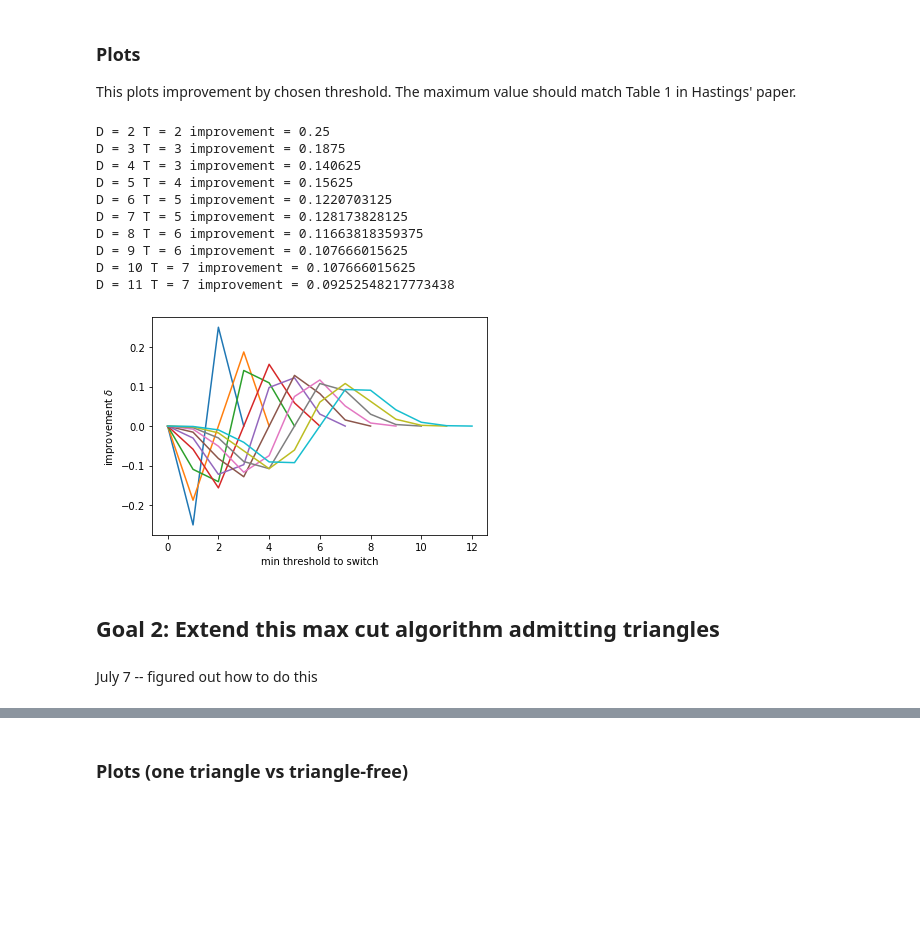
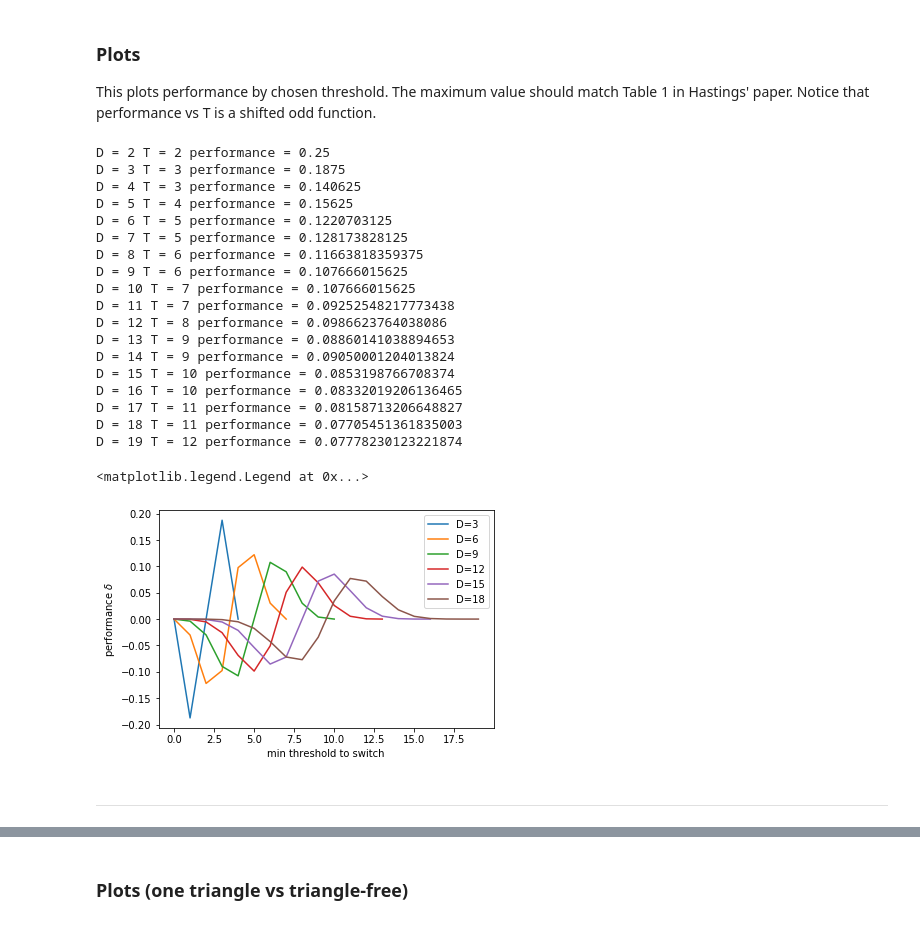
Before and after one commit to marwahaha/qaoa-local-competitors, a Jupyter notebook: hastings.ipynb, the cells around one changed output, grey strips where cells are left out. Drawn from its saved outputs; the diff is of its cells as text; code cells hidden in the pictures; blank space fills up the shorter version.

```diff
--- a/hastings.ipynb
+++ b/hastings.ipynb
@@ -36,14 +49,14 @@ $$
 import numpy as np
 import matplotlib.pyplot as plt
 from scipy.special import binom
-# %%
-def qsimple(k, threshold):
-    return -1 if k >= threshold else 1
-
-def q(k, threshold):
-    """q(k) from above, but also works for numpy arrays"""
-    return (1-(k >= threshold)*2)
 # %%
+def qsimple(k, threshold):
+    return -1 if k >= threshold else 1
+
+def q(k, threshold):
+    """Like qsimple above, but also works for numpy arrays"""
+    return (1-(k >= threshold)*2)
+
 def test_qs():
     """Test q and qsimple methods"""
     assert q(2, 3) ==  1 == qsimple(2, 3), "testing q less than threshold"
@@ -54,9 +67,9 @@ def test_qs():
 
 test_qs()
 # %%
-def calc_improvement(D, T):
+def calc_performance(D, T):
     """
-    This calculates the improvement over random after 1 step of Hastings' thresholding algorithm.
+    This calculates the performance over random after 1 step of Hastings' thresholding algorithm.
     Precisely, returns delta = -1/2 <Z_i Z_j> for D-regular graphs with threshold T.
     """
     s1 = 0
@@ -70,40 +83,49 @@ def calc_improvement(D, T):
 # %%
 def test_all_thresholds(D, fn):
     """
-    Gets improvement over random for all possible thresholds (from 0 through D+1).
+    Gets performance over random for all possible thresholds (from 0 through D+1).
     Returns all results.
     """
     return [fn(D, T) for T in range(D+2)]
 
 def print_max(D, results):
-    """Finds and prints out the maximum improvement in the input list."""
-    print("D =", D, "T =", results.index(max(results)), "improvement =", max(results))
+    """Finds and prints out the maximum performance in the input list."""
+    print("D =", D, "T =", results.index(max(results)), "performance =", max(results))
 
-def plot_by_T(D, results):
-    plt.plot(range(len(results)), results)
+def plot_by_T(D, results, label_prefix=""):
+    plt.plot(range(len(results)), results, label=label_prefix + "D=" + str(D))
     plt.xlabel("min threshold to switch")
-    plt.ylabel("improvement $\delta$")
+    plt.ylabel("performance $\delta$")
 # %% [markdown]
 ### Plots
-This plots improvement by chosen threshold. The maximum value should match Table 1 in Hastings' paper.
+This plots performance by chosen threshold. The maximum value should match Table 1 in Hastings' paper. Notice that performance vs T is a shifted odd function.
 # %%
-for D in range(2, 12):
-    results = test_all_thresholds(D, calc_improvement)
+for D in range(2, 20):
+    results = test_all_thresholds(D, calc_performance)
     print_max(D, results)
-    plot_by_T(D, results)
+    if D % 3 == 0:
+        plot_by_T(D, results)
+plt.legend()
 # %% [output]
-D = 2 T = 2 improvement = 0.25
-D = 3 T = 3 improvement = 0.1875
-D = 4 T = 3 improvement = 0.140625
-D = 5 T = 4 improvement = 0.15625
-D = 6 T = 5 improvement = 0.1220703125
-D = 7 T = 5 improvement = 0.128173828125
-D = 8 T = 6 improvement = 0.11663818359375
-D = 9 T = 6 improvement = 0.107666015625
-D = 10 T = 7 improvement = 0.107666015625
-D = 11 T = 7 improvement = 0.09252548217773438
+D = 2 T = 2 performance = 0.25
+D = 3 T = 3 performance = 0.1875
+D = 4 T = 3 performance = 0.140625
+D = 5 T = 4 performance = 0.15625
+D = 6 T = 5 performance = 0.1220703125
+D = 7 T = 5 performance = 0.128173828125
+D = 8 T = 6 performance = 0.11663818359375
+D = 9 T = 6 performance = 0.107666015625
+D = 10 T = 7 performance = 0.107666015625
+D = 11 T = 7 performance = 0.09252548217773438
+D = 12 T = 8 performance = 0.0986623764038086
+D = 13 T = 9 performance = 0.08860141038894653
+D = 14 T = 9 performance = 0.09050001204013824
+D = 15 T = 10 performance = 0.0853198766708374
+D = 16 T = 10 performance = 0.08332019206136465
+D = 17 T = 11 performance = 0.08158713206648827
+D = 18 T = 11 performance = 0.07705451361835003
+D = 19 T = 12 performance = 0.07778230123221874
+<matplotlib.legend.Legend at 0x...>
-[figure, old version]
+[figure, new version]
-# %% [markdown]
-## Goal 2: Extend this max cut algorithm admitting triangles
-# %% [markdown]
-July 7 -- figured out how to do this
+# %% [markdown]
+---
```
Also changed, not shown: parts of 46 cells of this notebook, 2 other files.
